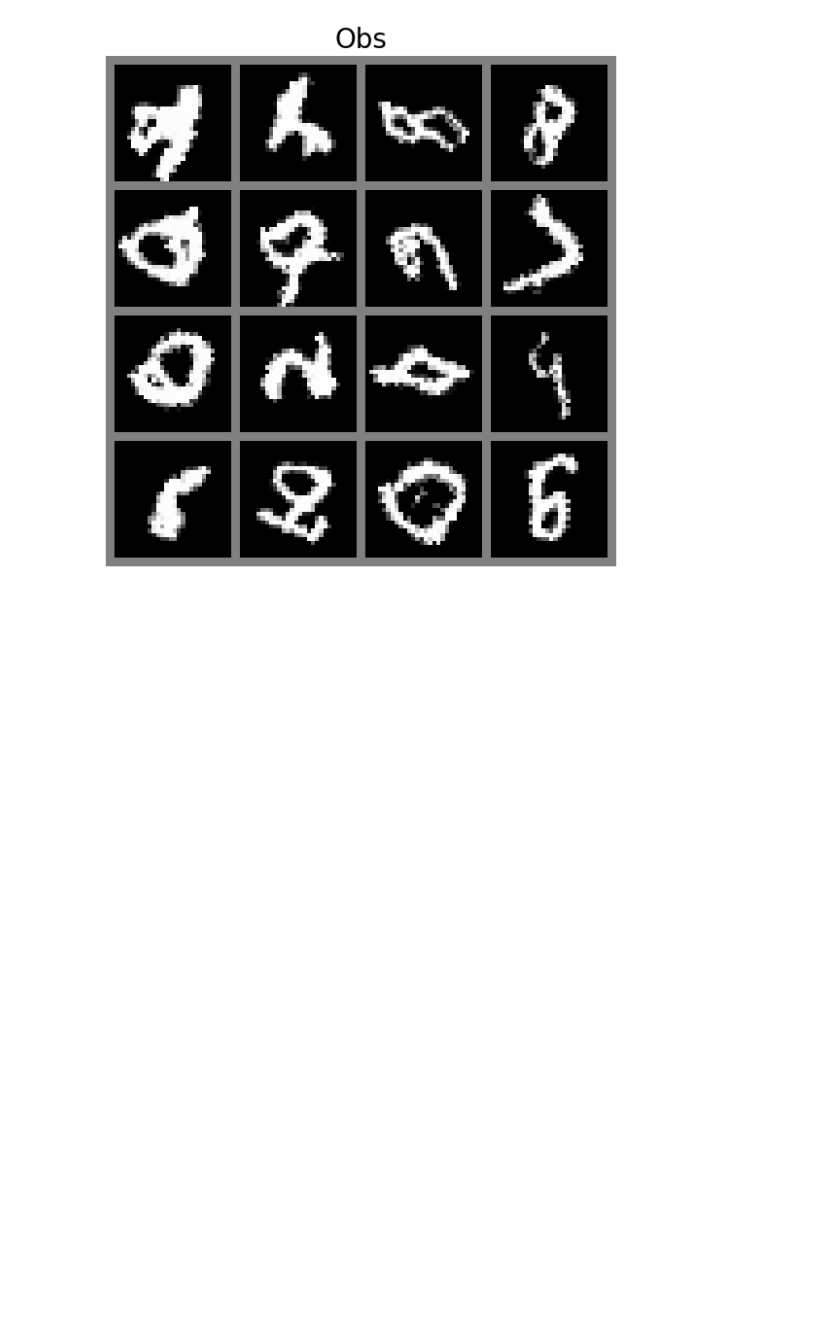
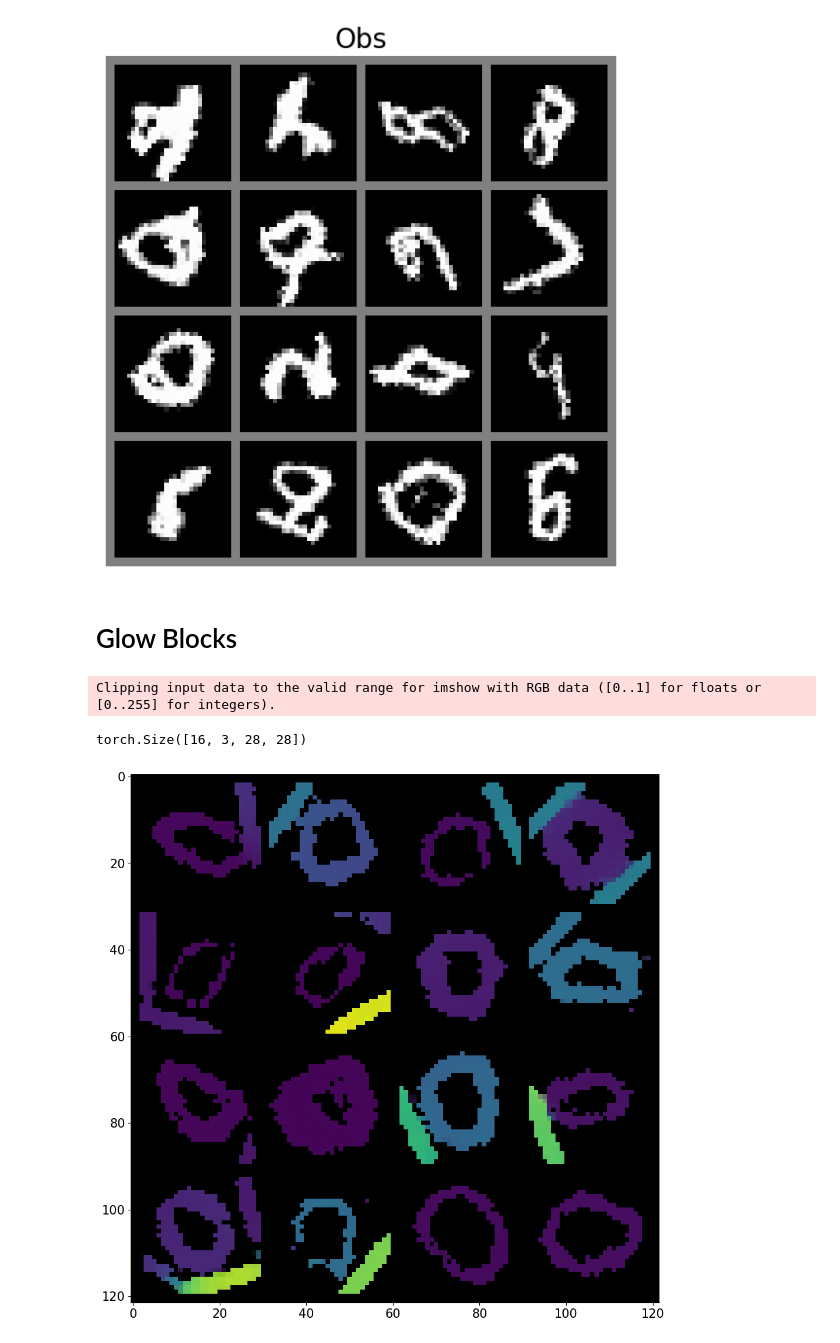
Before and after one commit to tree1111/CDRL, a Jupyter notebook: notebooks/Visualize NF Baseline.ipynb, the cells around one changed output. Saved outputs shown, nothing was run; the diff lists cells and outputs as text; code cells hidden in the pictures; blank space fills up the shorter version.

Commit message:
Run glowblock with causal
Signed-off-by: Adam Li <adam2392@gmail.com>

```diff
--- a/notebooks/Visualize NF Baseline.ipynb
+++ b/notebooks/Visualize NF Baseline.ipynb
@@ -192,3 +193,30 @@ obs_imgs = model.sample(img_shape=[16, 4, 7, 7])
 show_imgs(obs_imgs, title="Obs")
 # %% [output]
 [figure]
+# %% [markdown]
+# Glow Blocks
+# %%
+# No actNorm
+seed = 2
+graph_type = "chain"
+epoch = 427
+step = 59920
+results_dir = Path(
+    f"/Users/adam2392/pytorch_data/data/noncausalflow/nf-glowblocks-cosinelr-batch256-{graph_type}-seed={seed}/"
+)
+
+checkpoint_fname = results_dir / f"epoch={epoch}-step={step}.ckpt"
+model = MultiscaleGlowFlow.load_from_checkpoint(checkpoint_fname)
+# %%
+obs_imgs, ldj = model.sample(num_samples=16)
+print(obs_imgs.shape)
+x_ = torch.clamp(obs_imgs, 0, 1)
+plt.figure(figsize=(10, 10))
+plt.imshow(
+    np.transpose(torchvision.utils.make_grid(obs_imgs, nrow=4).cpu().numpy(), (1, 2, 0))
+)
+plt.show()
+# %% [output]
+Clipping input data to the valid range for imshow with RGB data ([0..1] for floats or [0..255] for integers).
+torch.Size([16, 3, 28, 28])
+[figure, added]
```
Also changed, not shown: parts of 1 cell of this notebook, 6 other files.
